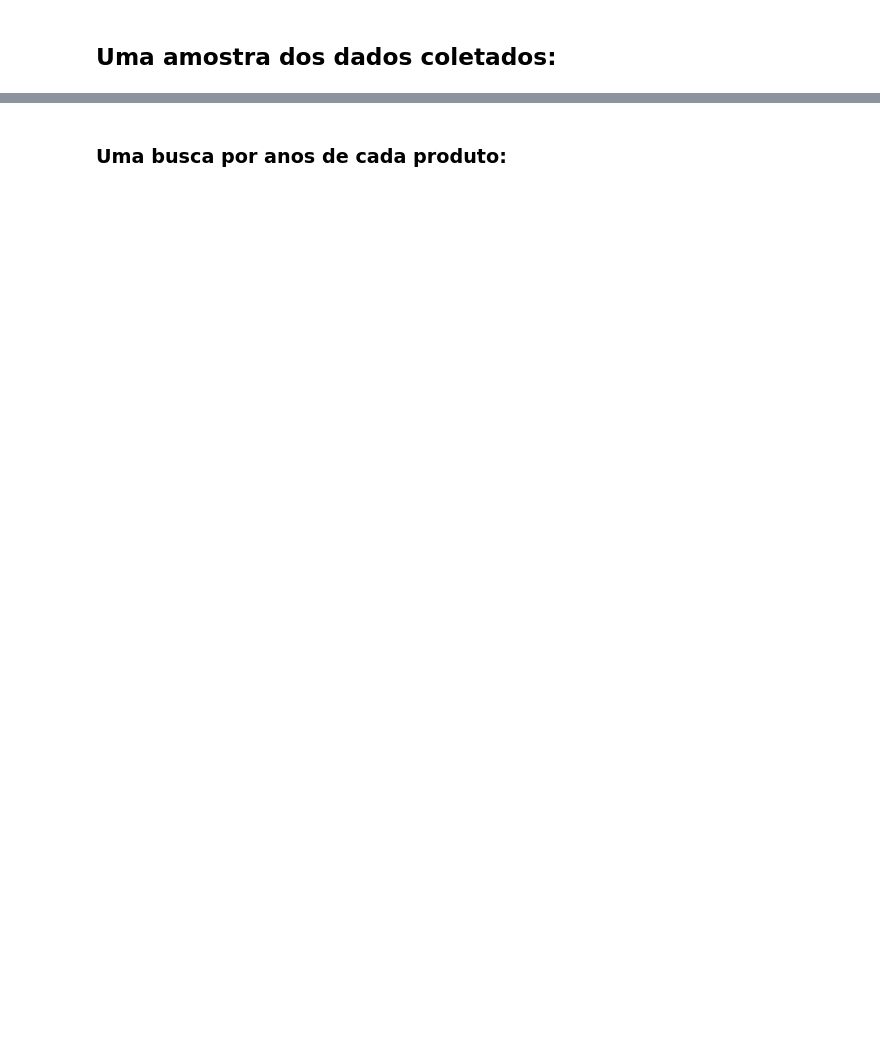
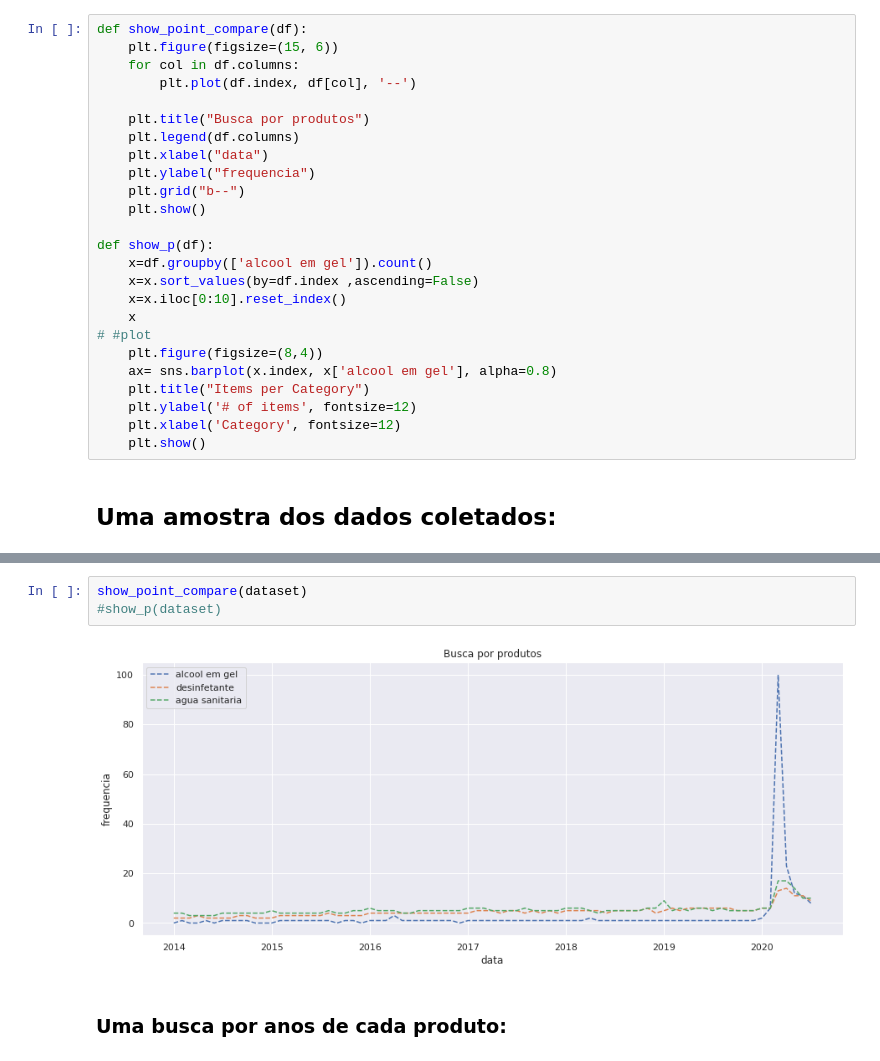
Before and after one commit to vitorglemos/santander-data-challenger, a Jupyter notebook: Data_Challenge_2020.ipynb, the cells around one changed output, grey strips where cells are left out. Drawn from its saved outputs; the diff is of its cells as text; blank space fills up the shorter version.

```diff
--- a/Data_Challenge_2020.ipynb
+++ b/Data_Challenge_2020.ipynb
@@ -150,2 +133,27 @@ def go_show_point_compare(df):
+# %%
+def show_point_compare(df):
+    plt.figure(figsize=(15, 6))
+    for col in df.columns:
+        plt.plot(df.index, df[col], '--')
+
+    plt.title("Busca por produtos")
+    plt.legend(df.columns)
+    plt.xlabel("data")
+    plt.ylabel("frequencia")
+    plt.grid("b--")
+    plt.show()
+
+def show_p(df):
+    x=df.groupby(['alcool em gel']).count()
+    x=x.sort_values(by=df.index ,ascending=False)
+    x=x.iloc[0:10].reset_index()
+    x
+# #plot
+    plt.figure(figsize=(8,4))
+    ax= sns.barplot(x.index, x['alcool em gel'], alpha=0.8)
+    plt.title("Items per Category")
+    plt.ylabel('# of items', fontsize=12)
+    plt.xlabel('Category', fontsize=12)
+    plt.show()
 # %% [markdown]
 ## Uma amostra dos dados coletados:
@@ -156,3 +160,8 @@ go_show_point_compare(dataset)
+# %%
+show_point_compare(dataset)
+#show_p(dataset)
+# %% [output]
+[figure, added]
 # %% [markdown]
 ### Uma busca por anos de cada produto:
 # %%
```
Also changed, not shown: parts of 19 cells of this notebook.
